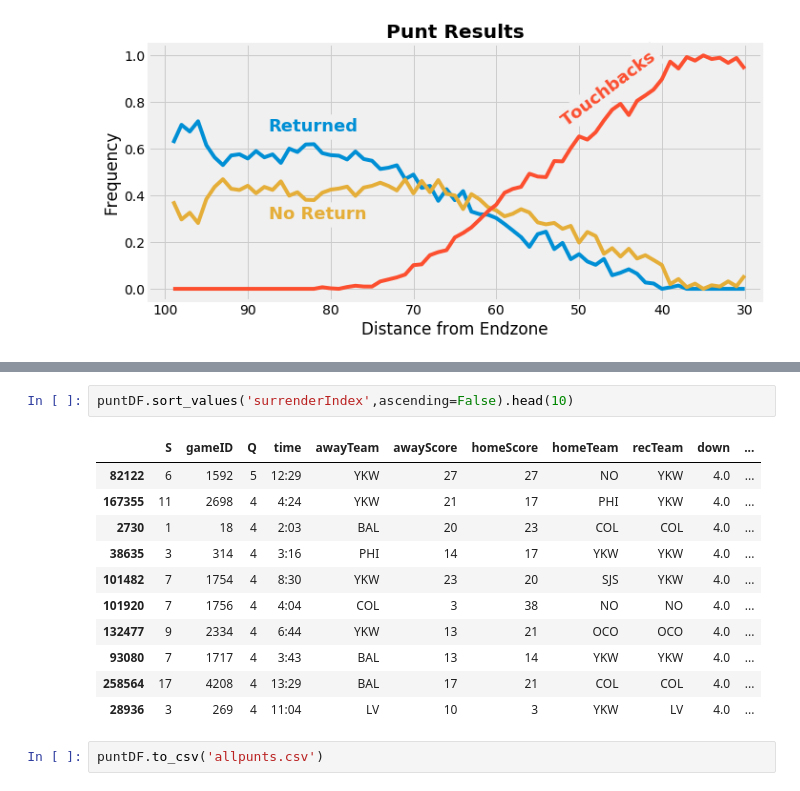
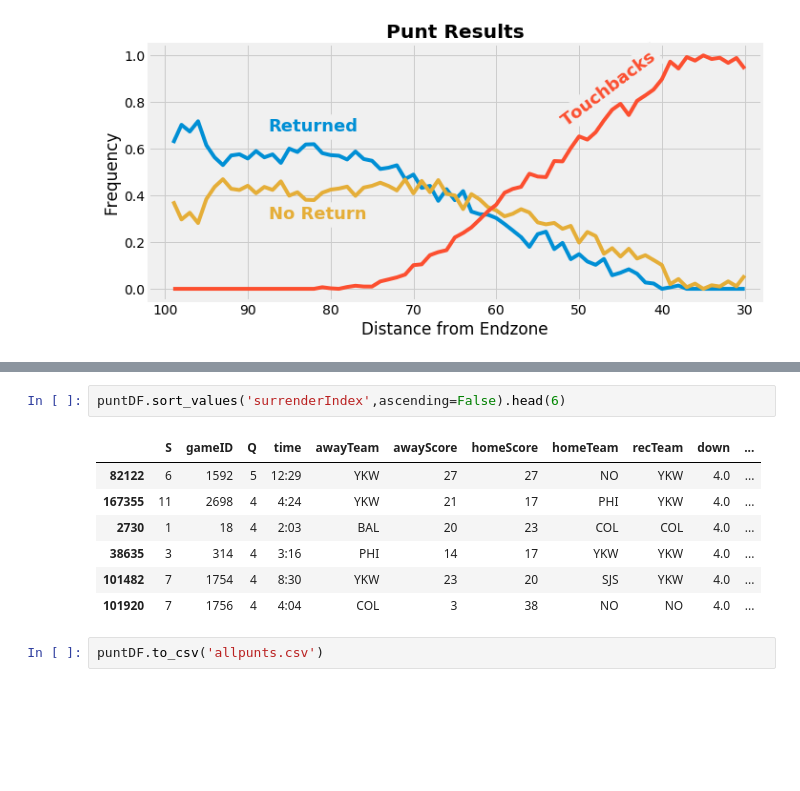
Before and after one commit to SimFootballDev/surrender_punt, a Jupyter notebook: surrender.ipynb, the cells around one changed output, grey strips where cells are left out. Saved outputs shown, nothing was run; the diff lists cells and outputs as text; blank space fills up the shorter version.

```diff
--- a/surrender.ipynb
+++ b/surrender.ipynb
@@ -228,18 +239,14 @@ puntDF[puntDF['result'] == 'Touchback'].sort_values('dist2goal',ascending=False)
 | 35488 | 3 | 300 | 2 | 13:41 | ARI | 14 | 0 | COL | COL | 4.0 | ... |
 # %%
-puntDF.sort_values('surrenderIndex',ascending=False).head(10)
+puntDF.sort_values('surrenderIndex',ascending=False).head(6)
 # %% [output]
 |  | S | gameID | Q | time | awayTeam | awayScore | homeScore | homeTeam | recTeam | down | ... |
 | 82122 | 6 | 1592 | 5 | 12:29 | YKW | 27 | 27 | NO | YKW | 4.0 | ... |
 | 167355 | 11 | 2698 | 4 | 4:24 | YKW | 21 | 17 | PHI | YKW | 4.0 | ... |
 | 2730 | 1 | 18 | 4 | 2:03 | BAL | 20 | 23 | COL | COL | 4.0 | ... |
 | 38635 | 3 | 314 | 4 | 3:16 | PHI | 14 | 17 | YKW | YKW | 4.0 | ... |
 | 101482 | 7 | 1754 | 4 | 8:30 | YKW | 23 | 20 | SJS | YKW | 4.0 | ... |
 | 101920 | 7 | 1756 | 4 | 4:04 | COL | 3 | 38 | NO | NO | 4.0 | ... |
-| 132477 | 9 | 2334 | 4 | 6:44 | YKW | 13 | 21 | OCO | OCO | 4.0 | ... |
-| 93080 | 7 | 1717 | 4 | 3:43 | BAL | 13 | 14 | YKW | YKW | 4.0 | ... |
-| 258564 | 17 | 4208 | 4 | 13:29 | BAL | 17 | 21 | COL | COL | 4.0 | ... |
-| 28936 | 3 | 269 | 4 | 11:04 | LV | 10 | 3 | YKW | LV | 4.0 | ... |
 # %%
 puntDF.to_csv('allpunts.csv')
 # %%
```
Also changed, not shown: parts of 7 cells of this notebook, 7 other files.
